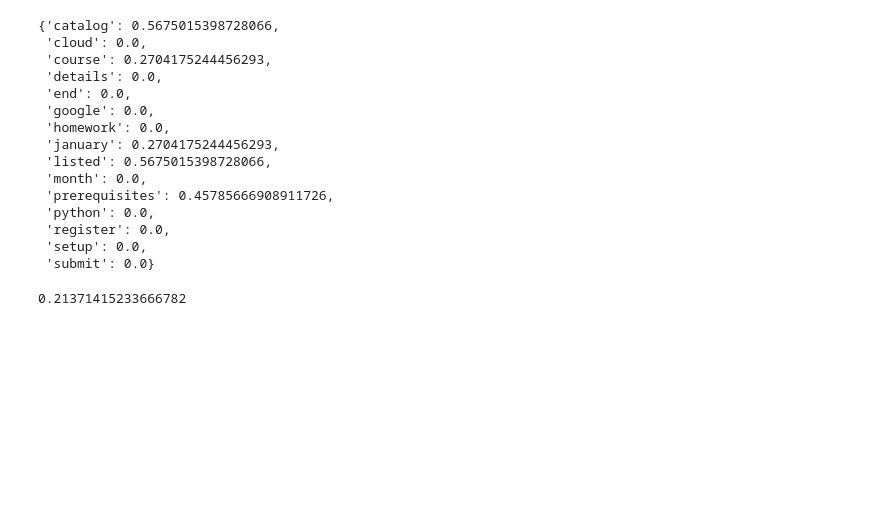
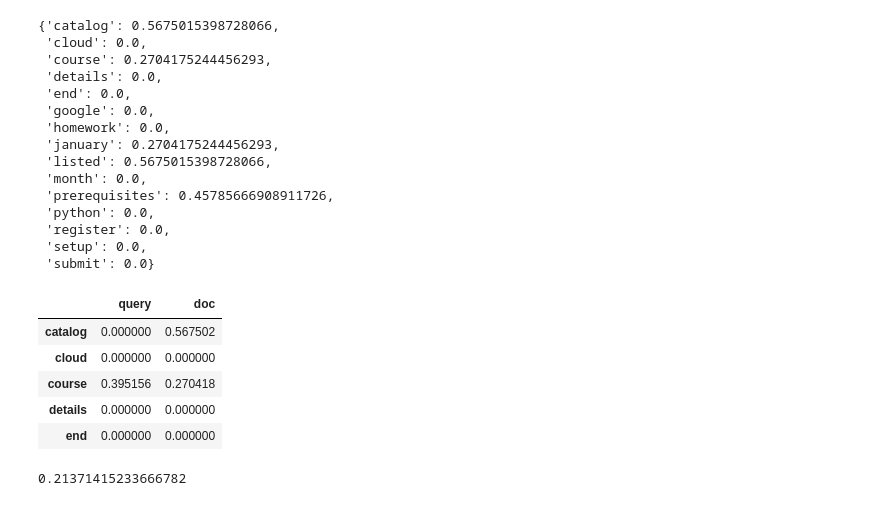
Before and after one commit to lucapug/my-llm-zoomcamp, a Jupyter notebook: precourse-workshop-2/notebook.ipynb, the cells around one changed output. Saved outputs shown, nothing was run; the diff lists cells and outputs as text; code cells hidden in the pictures; blank space fills up the shorter version.

```diff
--- a/precourse-workshop-2/notebook.ipynb
+++ b/precourse-workshop-2/notebook.ipynb
@@ -191,4 +218,13 @@ doc_dict
  'submit': 0.0}
 # %%
 df_qd = pd.DataFrame([query_dict, doc_dict], index=['query', 'doc']).T
+# %%
+df_qd.head()
+# %% [output]
+|  | query | doc |
+| catalog | 0.000000 | 0.567502 |
+| cloud | 0.000000 | 0.000000 |
+| course | 0.395156 | 0.270418 |
+| details | 0.000000 | 0.000000 |
+| end | 0.000000 | 0.000000 |
 # %%
```
Also changed, not shown: parts of 38 cells of this notebook.
